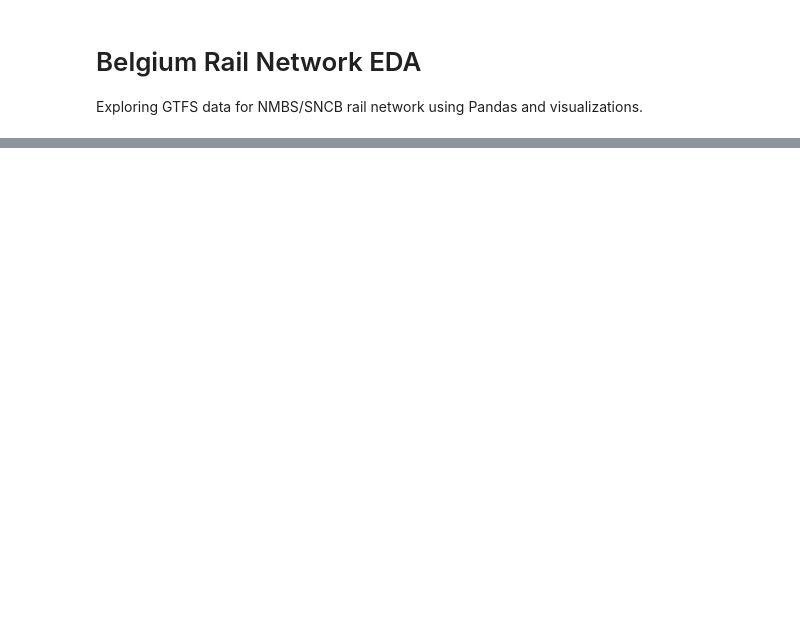
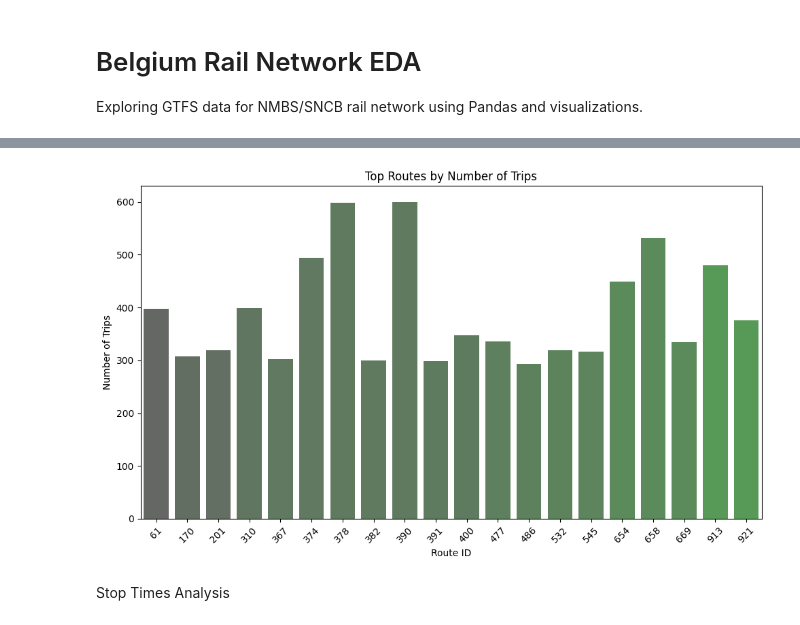
Before and after one commit to Praneesh-Sharma/belgium-rail-gtfs, a Jupyter notebook: eda.ipynb, the cells around one changed output, grey strips where cells are left out. Saved outputs shown, nothing was run; the diff lists cells and outputs as text; code cells hidden in the pictures; blank space fills up the shorter version.

```diff
--- a/eda.ipynb
+++ b/eda.ipynb
@@ -100,0 +122,24 @@ plt.show()
+# %%
+# Get the top routes by trip count
+top_routes = trips['route_id'].value_counts().head(20)
+
+# Convert top_routes to a DataFrame for Seaborn compatibility with hue
+top_routes_df = pd.DataFrame({
+    'route_id': top_routes.index,
+    'trip_count': top_routes.values
+})
+
+# Bar Plot
+plt.figure(figsize=(10, 6))
+sns.barplot(data=top_routes_df, x='route_id', y='trip_count', hue='route_id', palette='dark:green', alpha=0.7, legend=False)
+
+plt.title('Top Routes by Number of Trips')
+plt.xlabel('Route ID')
+plt.ylabel('Number of Trips')
+plt.xticks(rotation=45)
+plt.tight_layout()
+plt.show()
+# %% [output]
+[figure, added]
+# %% [markdown]
+Stop Times Analysis
```
Also changed, not shown: parts of 16 cells of this notebook, 1 other file.
